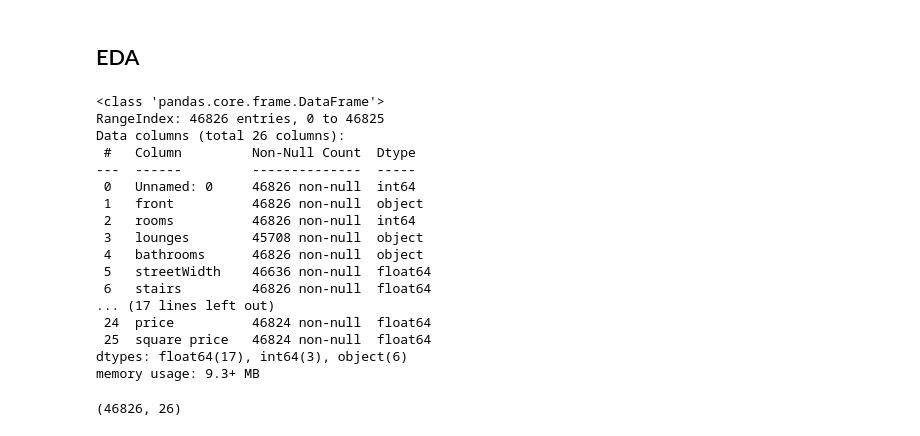
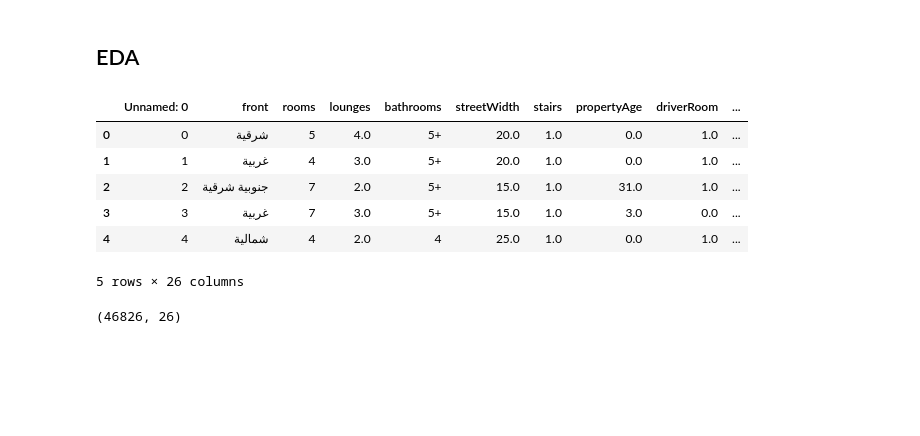
Before and after one commit to Tuwaiq-Data-Science-Bootcamp-V2/Bootcamp-Project-3, a Jupyter notebook: Riyadh .ipynb, the cells around one changed output. Drawn from its saved outputs; the diff is of its cells as text; code cells hidden in the pictures; blank space fills up the shorter version.

```diff
--- a/Riyadh .ipynb
+++ b/Riyadh .ipynb
@@ -26,23 +26,13 @@ RiyadhVillas
 ## EDA
 # %%
 #Apply the essential EDA steps: head, shape, info, describe, and missing values.
-RiyadhVillas.head()
+df.head()
 # %% [output]
+|  | Unnamed: 0 | front | rooms | lounges | bathrooms | streetWidth | stairs | propertyAge | driverRoom | ... |
+| 0 | 0 | شرقية | 5 | 4.0 | 5+ | 20.0 | 1.0 | 0.0 | 1.0 | ... |
+| 1 | 1 | غربية | 4 | 3.0 | 5+ | 20.0 | 1.0 | 0.0 | 1.0 | ... |
+| 2 | 2 | جنوبية شرقية | 7 | 2.0 | 5+ | 15.0 | 1.0 | 31.0 | 1.0 | ... |
+| 3 | 3 | غربية | 7 | 3.0 | 5+ | 15.0 | 1.0 | 3.0 | 0.0 | ... |
+| 4 | 4 | شمالية | 4 | 2.0 | 4 | 25.0 | 1.0 | 0.0 | 1.0 | ... |
-<class 'pandas.core.frame.DataFrame'>
-RangeIndex: 46826 entries, 0 to 46825
-Data columns (total 26 columns):
- #   Column         Non-Null Count  Dtype
----  ------         --------------  -----
- 0   Unnamed: 0     46826 non-null  int64
- 1   front          46826 non-null  object
- 2   rooms          46826 non-null  int64
- 3   lounges        45708 non-null  object
- 4   bathrooms      46826 non-null  object
- 5   streetWidth    46636 non-null  float64
- 6   stairs         46826 non-null  float64
-... (17 lines left out)
- 24  price          46824 non-null  float64
- 25  square price   46824 non-null  float64
-dtypes: float64(17), int64(3), object(6)
-memory usage: 9.3+ MB
+5 rows × 26 columns
 # %%
```
Also changed, not shown: parts of 20 cells of this notebook, 1 other file.
